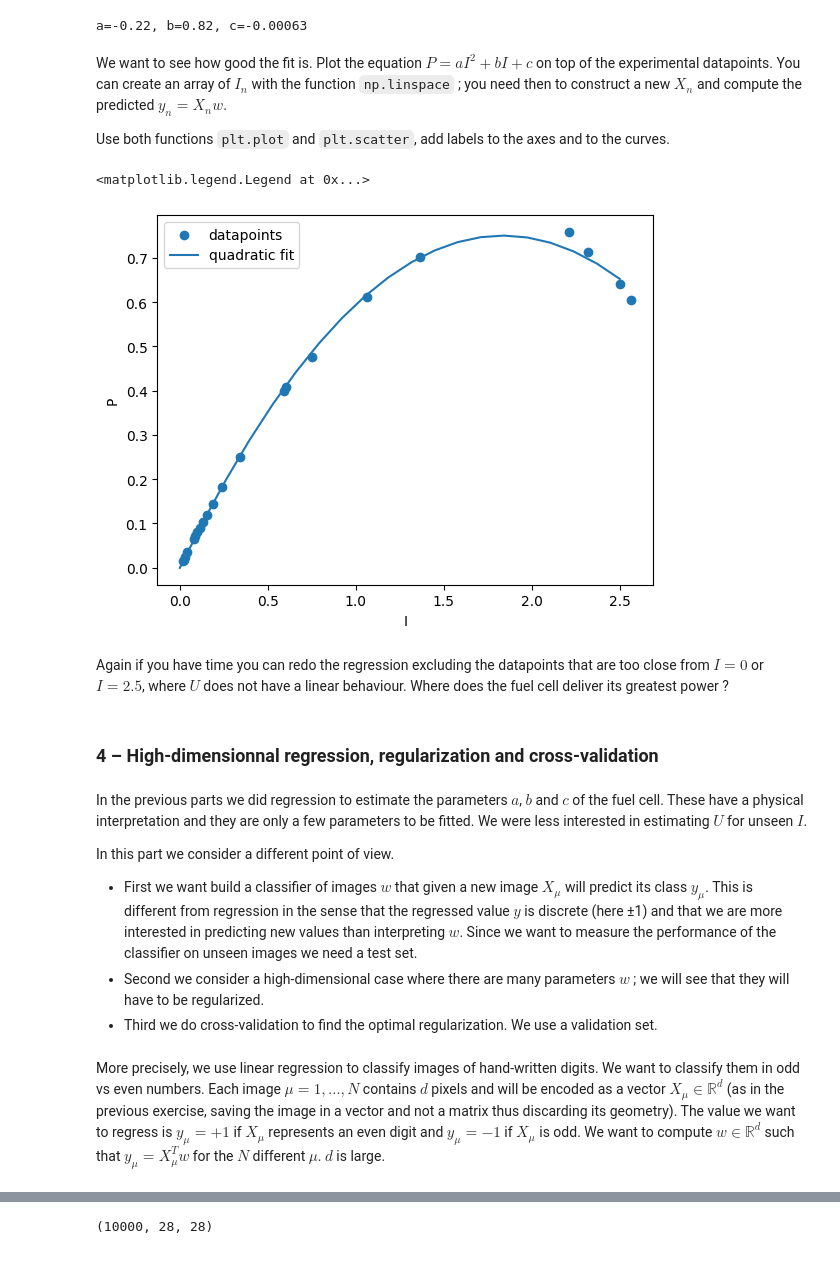
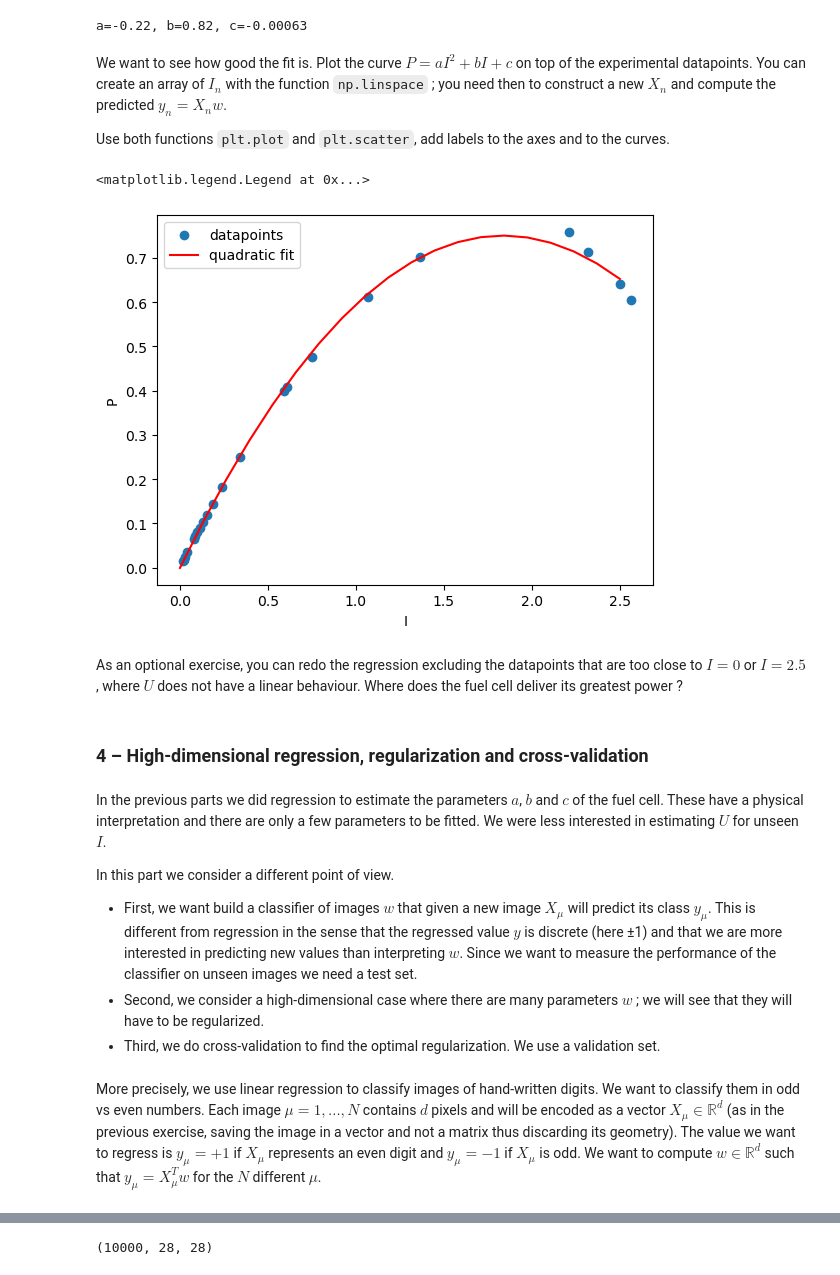
Before and after one commit to SPOC-group/phys-231-exercises, a Jupyter notebook: Exercise_4/ex4_linear_regression_solution.ipynb, the cells around one changed output, grey strips where cells are left out. Cells and saved outputs as stored; diff of their text form; code cells hidden in the pictures.

Commit message:
Update exercise 4

```diff
--- a/Exercise_4/ex4_linear_regression_solution.ipynb
+++ b/Exercise_4/ex4_linear_regression_solution.ipynb
@@ -179,34 +177,34 @@ print("a={:.2}, b={:.2}, c={:.2}".format(w[2], w[1], w[0]))
 # %% [output]
 a=-0.22, b=0.82, c=-0.00063
 # %% [markdown]
-We want to see how good the fit is. Plot the equation $P=aI^2+bI+c$ on top of the experimental datapoints. You can create an array of $I_n$ with the function `np.linspace` ; you need then to construct a new $X_n$ and compute the predicted $y_n=X_nw$.
+We want to see how good the fit is. Plot the curve $P=aI^2+bI+c$ on top of the experimental datapoints. You can create an array of $I_n$ with the function `np.linspace` ; you need then to construct a new $X_n$ and compute the predicted $y_n=X_nw$.
 
 Use both functions `plt.plot` and `plt.scatter`, add labels to the axes and to the curves.
 # %%
 plt.scatter(I, U*I, label="datapoints")
 
 Ireg = np.linspace(0, 2.5, 20)
 Xreg = np.stack([0*Ireg+1, Ireg, Ireg**2]).T
 yReg = Xreg@w
-plt.plot(Ireg, yReg, label="quadratic fit")
+plt.plot(Ireg, yReg, label="quadratic fit", color='r')
 
 plt.xlabel("I")
 plt.ylabel("P")
 plt.legend()
 # %% [output]
 <matplotlib.legend.Legend at 0x...>
-[figure, old version]
+[figure, new version]
 # %% [markdown]
-Again if you have time you can redo the regression excluding the datapoints that are too close from $I=0$ or $I=2.5$, where $U$ does not have a linear behaviour. Where does the fuel cell deliver its greatest power ?
+As an optional exercise, you can redo the regression excluding the datapoints that are too close to $I=0$ or $I=2.5$, where $U$ does not have a linear behaviour. Where does the fuel cell deliver its greatest power ?
 # %% [markdown]
-### 4 – High-dimensionnal regression, regularization and cross-validation
+### 4 – High-dimensional regression, regularization and cross-validation
 # %% [markdown]
-In the previous parts we did regression to estimate the parameters $a$, $b$ and $c$ of the fuel cell. These have a physical interpretation and they are only a few parameters to be fitted. We were less interested in estimating $U$ for unseen $I$.
+In the previous parts we did regression to estimate the parameters $a$, $b$ and $c$ of the fuel cell. These have a physical interpretation and there are only a few parameters to be fitted. We were less interested in estimating $U$ for unseen $I$.
 
 In this part we consider a different point of view.
-* First we want build a classifier of images $w$ that given a new image $X_\mu$ will predict its class $y_\mu$. This is different from regression in the sense that the regressed value $y$ is discrete (here ±1) and that we are more interested in predicting new values than interpreting $w$. Since we want to measure the performance of the classifier on unseen images we need a test set.
-* Second we consider a high-dimensional case where there are many parameters $w$ ; we will see that they will have to be regularized.
-* Third we do cross-validation to find the optimal regularization. We use a validation set.
+* First, we want build a classifier of images $w$ that given a new image $X_\mu$ will predict its class $y_\mu$. This is different from regression in the sense that the regressed value $y$ is discrete (here ±1) and that we are more interested in predicting new values than interpreting $w$. Since we want to measure the performance of the classifier on unseen images we need a test set.
+* Second, we consider a high-dimensional case where there are many parameters $w$ ; we will see that they will have to be regularized.
+* Third, we do cross-validation to find the optimal regularization. We use a validation set.
 # %% [markdown]
-More precisely, we use linear regression to classify images of hand-written digits. We want to classify them in odd vs even numbers. Each image $\mu=1, \ldots, N$ contains $d$ pixels and will be encoded as a vector $X_\mu\in\mathbb R^d$ (as in the previous exercise, saving the image in a vector and not a matrix thus discarding its geometry). The value we want to regress is $y_\mu=+1$ if $X_\mu$ represents an even digit and $y_\mu=-1$ if $X_\mu$ is odd. We want to compute $w\in\mathbb R^d$ such that $y_\mu=X_\mu^Tw$ for the $N$ different $\mu$. $d$ is large.
+More precisely, we use linear regression to classify images of hand-written digits. We want to classify them in odd vs even numbers. Each image $\mu=1, \ldots, N$ contains $d$ pixels and will be encoded as a vector $X_\mu\in\mathbb R^d$ (as in the previous exercise, saving the image in a vector and not a matrix thus discarding its geometry). The value we want to regress is $y_\mu=+1$ if $X_\mu$ represents an even digit and $y_\mu=-1$ if $X_\mu$ is odd. We want to compute $w\in\mathbb R^d$ such that $y_\mu=X_\mu^Tw$ for the $N$ different $\mu$.
 # %% [markdown]
```
Also changed, not shown: parts of 34 cells of this notebook, 1 other file.
